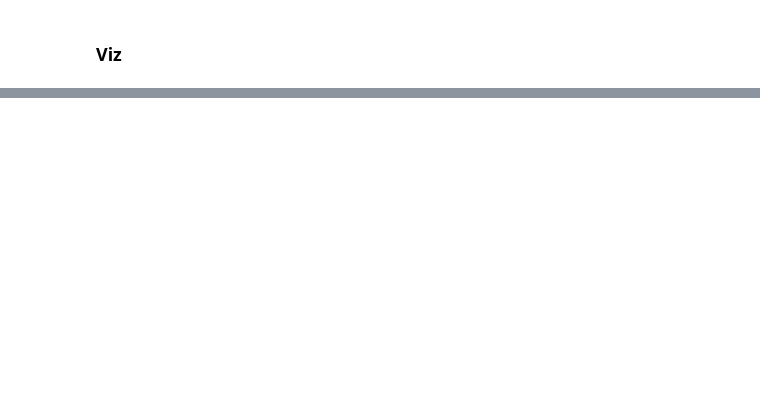
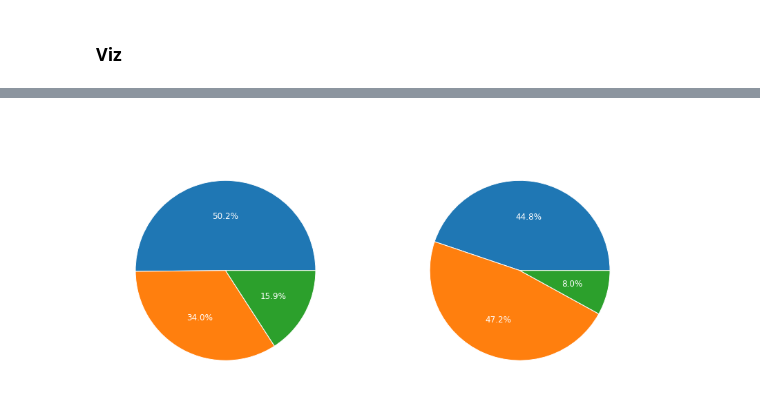
Before and after one commit to RobertvdV/GRS70424_Internship, a Jupyter notebook: notebooks/reports/surveys/survey_analyses.ipynb, the cells around one changed output, grey strips where cells are left out. Cells and saved outputs as stored; diff of their text form; code cells hidden in the pictures; blank space fills up the shorter version.

```diff
--- a/notebooks/reports/surveys/survey_analyses.ipynb
+++ b/notebooks/reports/surveys/survey_analyses.ipynb
@@ -87,0 +124,4 @@ axes[0]
+# %%
+pie_chart("SIM")
+# %% [output]
+[figure, added]
```
Also changed, not shown: parts of 7 cells of this notebook.
